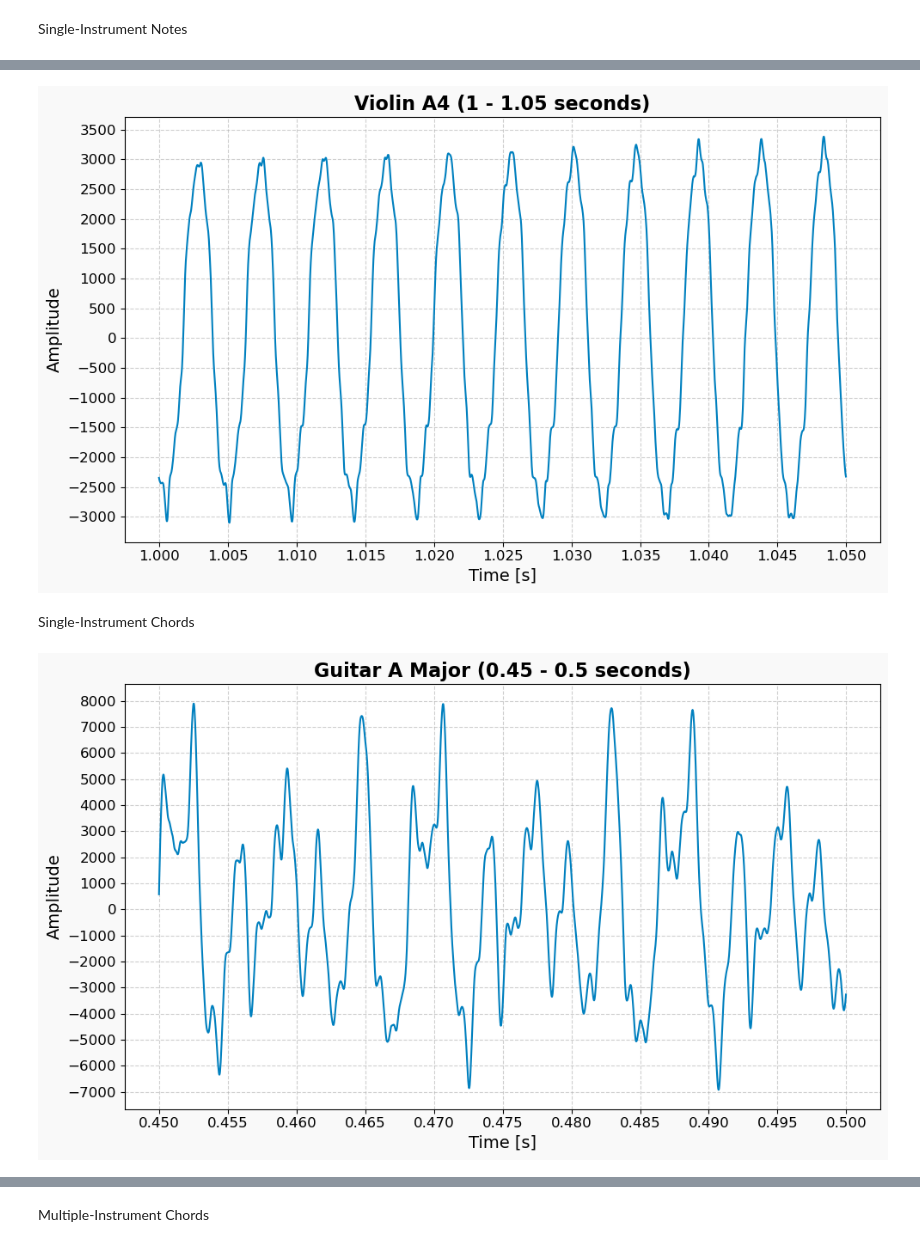
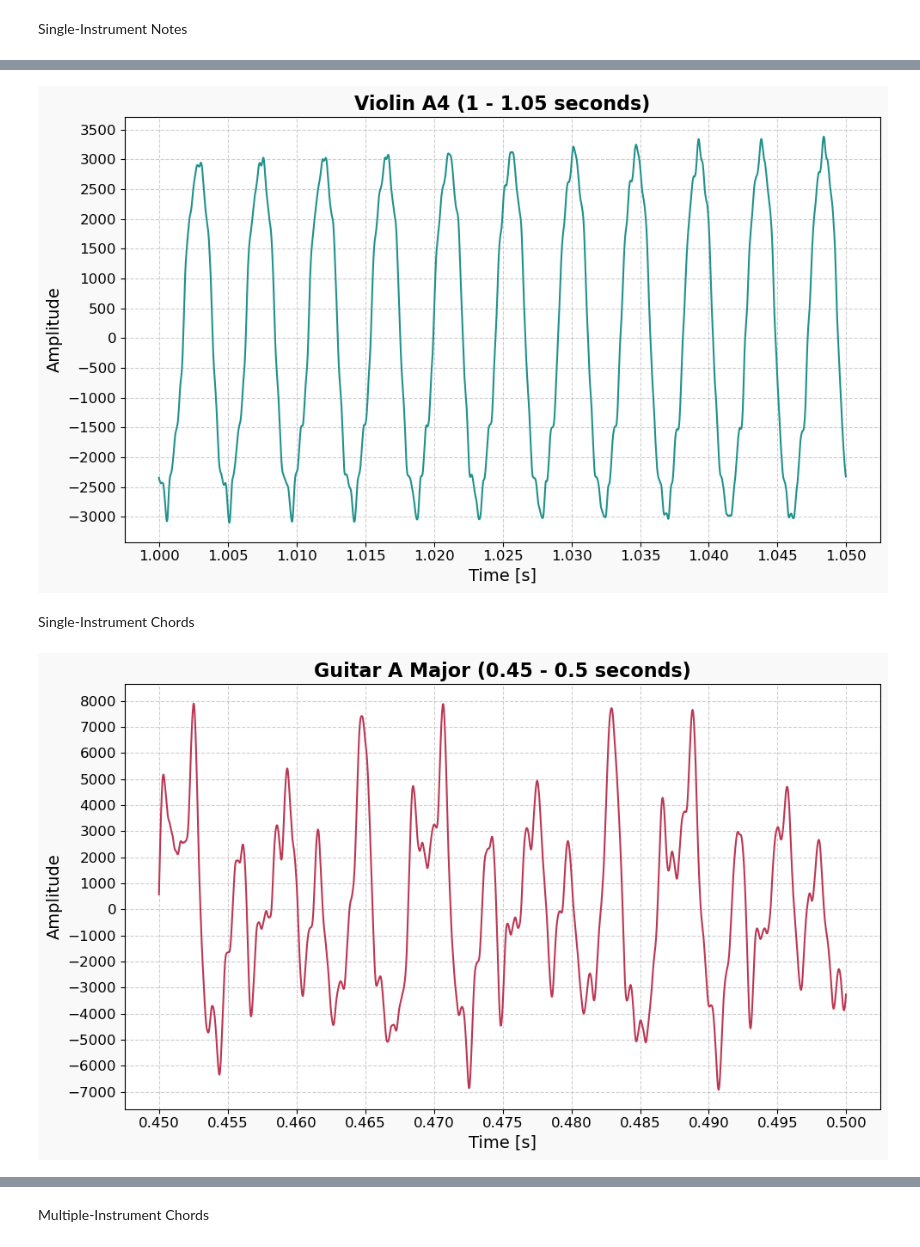
Before and after one commit to RobbenWijanathan/string-signal-analysis, a Jupyter notebook: audio_visualizer.ipynb, the cells around one changed output, grey strips where cells are left out. Cells and saved outputs as stored; diff of their text form; code cells hidden in the pictures.

```diff
--- a/audio_visualizer.ipynb
+++ b/audio_visualizer.ipynb
@@ -90,7 +90,7 @@ segment = data[start_index:end_index]
 segment_time = time[start_index:end_index]
 
 plt.figure(figsize=(10, 6))
-plt.plot(segment_time, segment, color=plt.cm.winter(0.5), linewidth=1.5)
+plt.plot(segment_time, segment, color=plt.cm.viridis(0.5), linewidth=1.5)
 plt.title("Violin A4 (1 - 1.05 seconds)", fontsize=16, weight='bold')
 plt.xlabel("Time [s]", fontsize=14)
 plt.ylabel("Amplitude", fontsize=14)
@@ -102,42 +102,42 @@ plt.gcf().patch.set_facecolor('#f9f9f9')
 plt.tight_layout()
 plt.show()
 # %% [output]
-[figure, old version]
+[figure, new version]
 # %% [markdown]
 Single-Instrument Chords
 # %%
 # Guitar A Major
 
 sample_rate, data = wavfile.read("./audio/Guitar A Major.wav")
 
 if data.ndim > 1:
     data = data[:, 0]  # use left channel
 
 time = np.arange(len(data)) / sample_rate
 
 start_time = 0.45
 end_time = 0.5
 
 start_index = int(start_time * sample_rate)
 end_index = int(end_time * sample_rate)
 
 segment = data[start_index:end_index]
 segment_time = time[start_index:end_index]
 
 plt.figure(figsize=(10, 6))
-plt.plot(segment_time, segment, color=plt.cm.winter(0.5), linewidth=1.5)
+plt.plot(segment_time, segment, color=plt.cm.inferno(0.5), linewidth=1.5)
 plt.title("Guitar A Major (0.45 - 0.5 seconds)", fontsize=16, weight='bold')
 plt.xlabel("Time [s]", fontsize=14)
 plt.ylabel("Amplitude", fontsize=14)
 plt.grid(True, linestyle='--', alpha=0.6)
 plt.tick_params(axis='both', labelsize=12)
 plt.locator_params(axis='x', nbins=20)
 plt.locator_params(axis='y', nbins=20)
 plt.gcf().patch.set_facecolor('#f9f9f9')
 plt.tight_layout()
 plt.show()
 # %% [output]
-[figure, old version]
+[figure, new version]
 # %%
 # Violin A4-E5 (Perfect Fifth)
 
```
Also changed, not shown: parts of 5 cells of this notebook.
